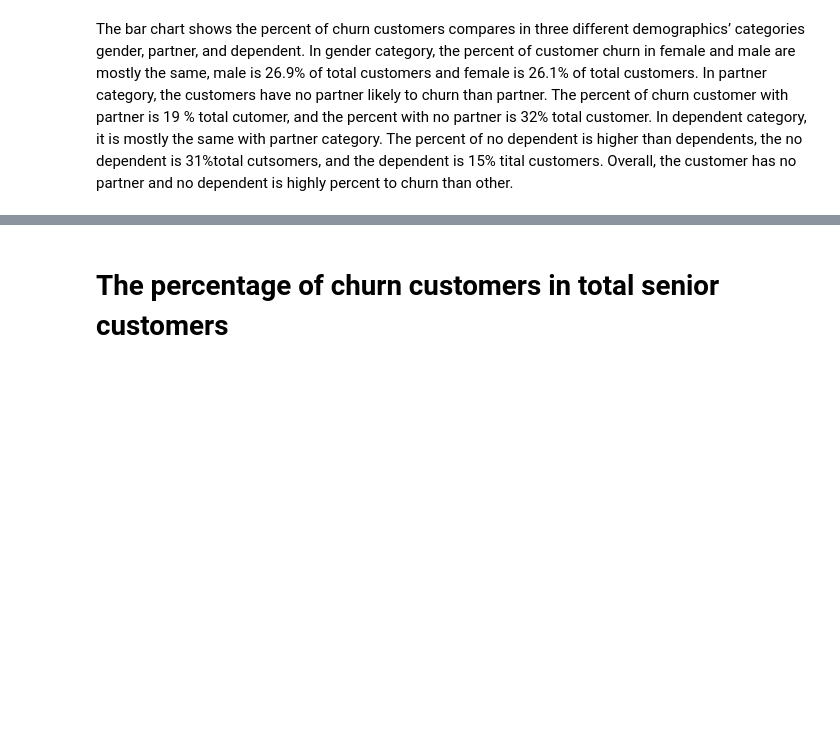
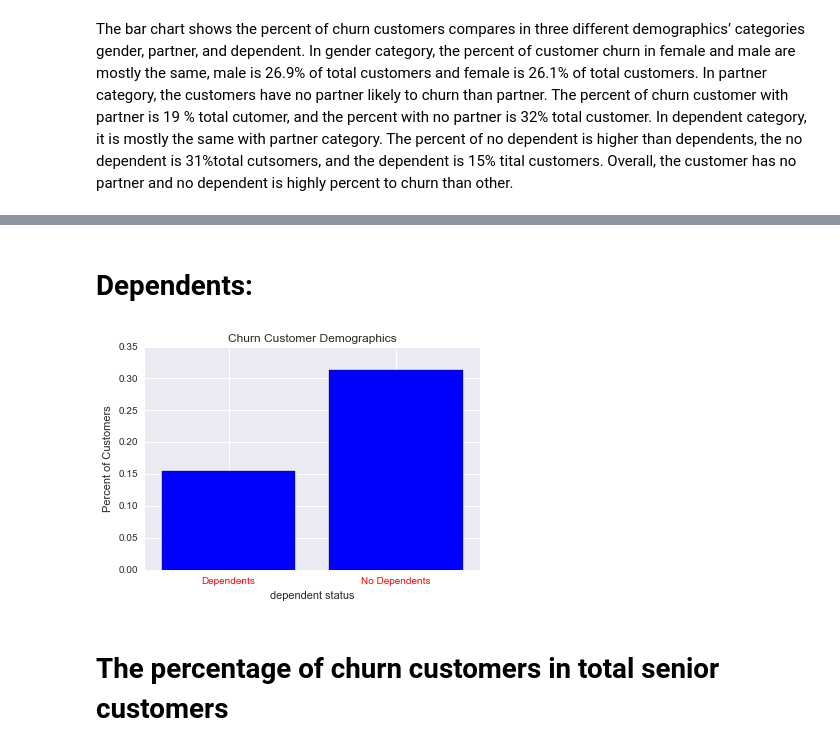
Before and after one commit to vinhpvu/Telco-customer-analytics, a Jupyter notebook: Untitled.ipynb, the cells around one changed output, grey strips where cells are left out. Saved outputs shown, nothing was run; the diff lists cells and outputs as text; code cells hidden in the pictures; blank space fills up the shorter version.

```diff
--- a/Untitled.ipynb
+++ b/Untitled.ipynb
@@ -229,3 +265,20 @@ print(churn_gendermale,churn_genderfemale,churn_partner,churn_nopartner,churn_no
+# %% [markdown]
+# Dependents:
+# %%
+
+axis4=[1,2]
+
+plt.bar(axis4, [churn_dependents,churn_nodependents],color="blue",align = 'center')
+labels = ['Dependents','No Dependents']
+
+plt.xticks(axis2,labels, color='red')
+
+plt.xlabel('dependent status')
+plt.ylabel('Percent of Customers')
+plt.title('Churn Customer Demographics')
+plt.show()
+# %% [output]
+[figure, added]
 # %% [markdown]
 # The percentage of churn customers in total senior customers
 # %% [markdown]
```
Also changed, not shown: parts of 6 cells of this notebook.
